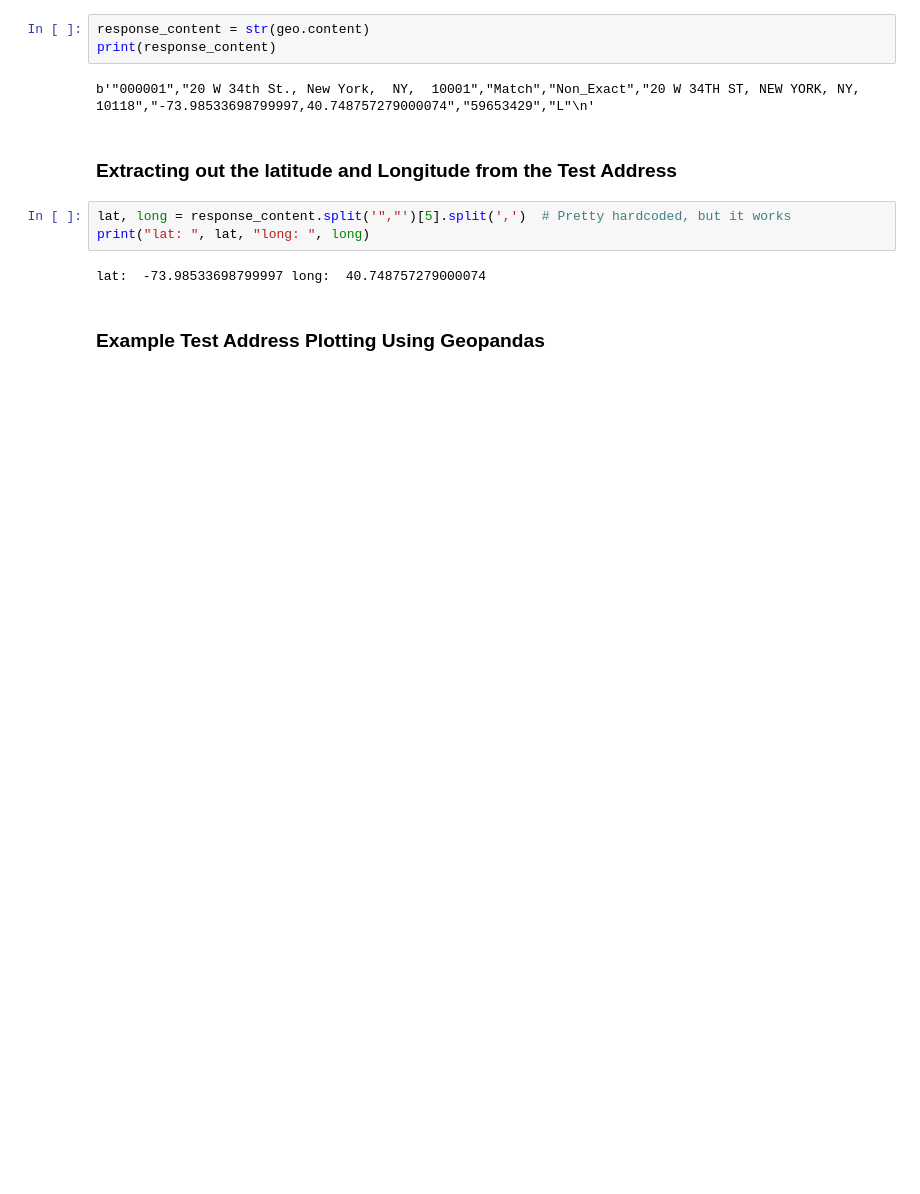
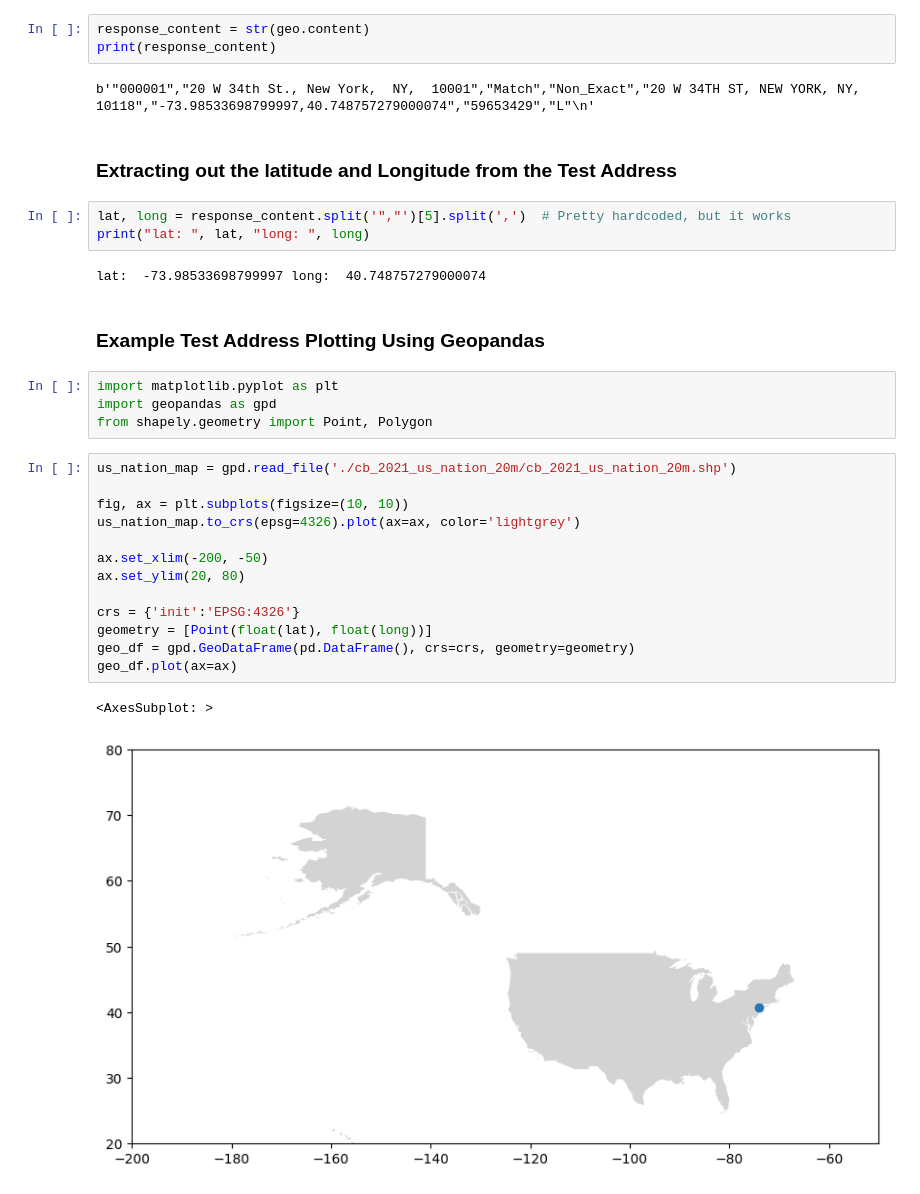
Before and after one commit to AswanMordor/NationalDocDatasetProject, a Jupyter notebook: SpecalitiesByLocation.ipynb, the cells around one changed output. Drawn from its saved outputs; the diff is of its cells as text; blank space fills up the shorter version.

Commit message:
mapping test address using geopandas

```diff
--- a/SpecalitiesByLocation.ipynb
+++ b/SpecalitiesByLocation.ipynb
@@ -92,3 +92,23 @@ print("lat: ", lat, "long: ", long)
 lat:  -73.98533698799997 long:  40.748757279000074
 # %% [markdown]
 ### Example Test Address Plotting Using Geopandas
+# %%
+import matplotlib.pyplot as plt
+import geopandas as gpd
+from shapely.geometry import Point, Polygon
+# %%
+us_nation_map = gpd.read_file('./cb_2021_us_nation_20m/cb_2021_us_nation_20m.shp')
+
+fig, ax = plt.subplots(figsize=(10, 10))
+us_nation_map.to_crs(epsg=4326).plot(ax=ax, color='lightgrey')
+
+ax.set_xlim(-200, -50)
+ax.set_ylim(20, 80)
+
+crs = {'init':'EPSG:4326'}
+geometry = [Point(float(lat), float(long))]
+geo_df = gpd.GeoDataFrame(pd.DataFrame(), crs=crs, geometry=geometry)
+geo_df.plot(ax=ax)
+# %% [output]
+<AxesSubplot: >
+[figure, added]
```
Also changed, not shown: 8 other files.
